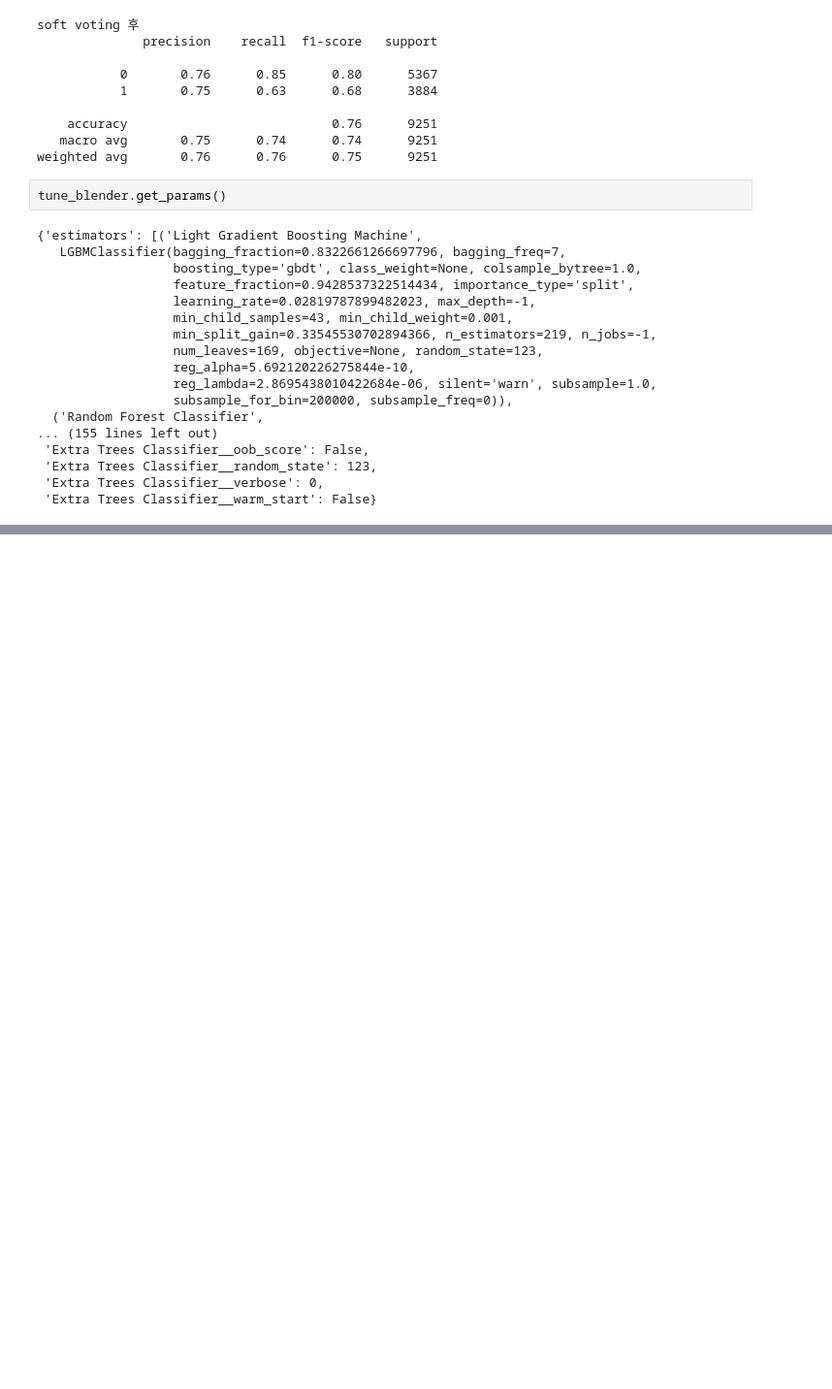
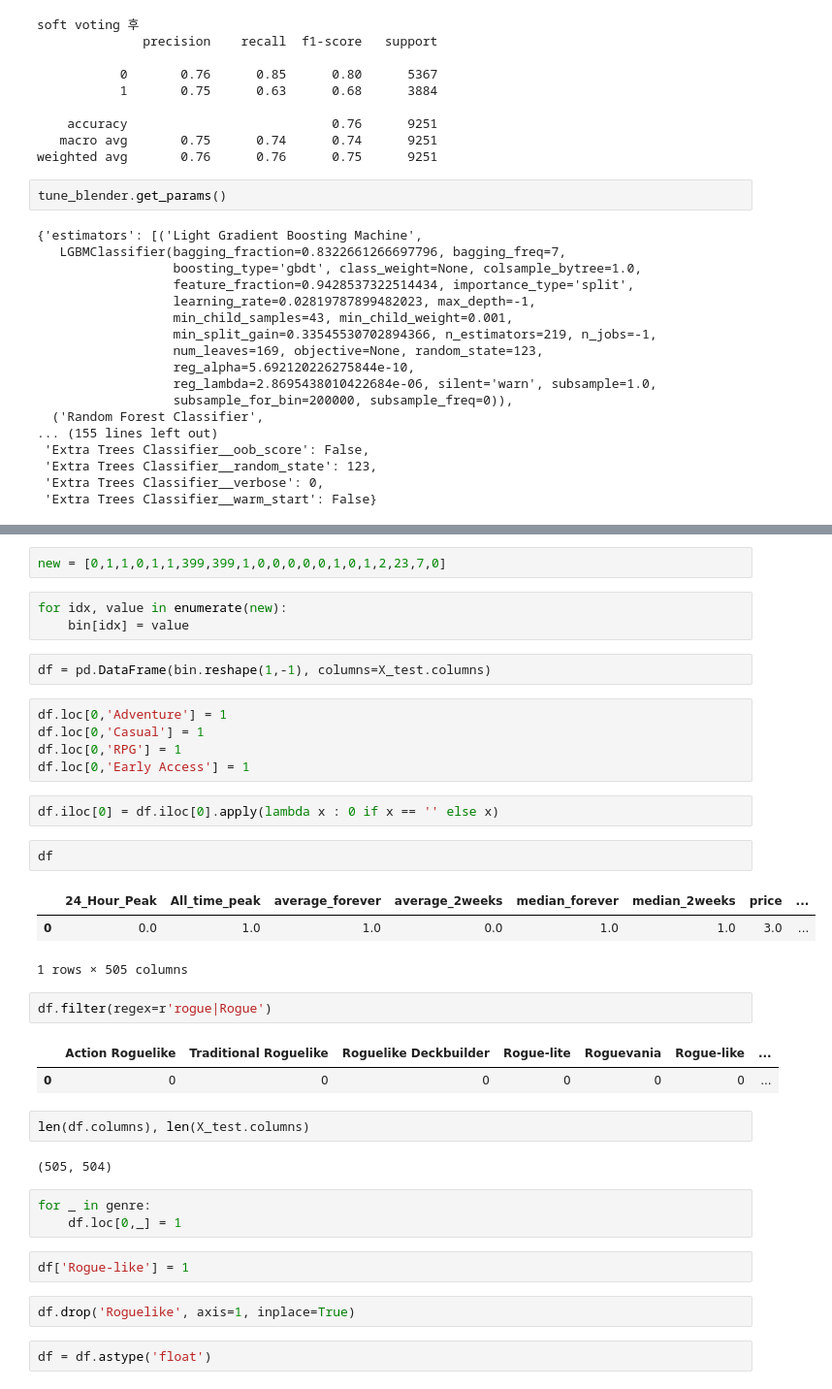
Before and after one commit to trevormoon/ASAC_ml_project, a Jupyter notebook: web_crawling/CGW/modeling/code/tagonehot/pycaret/lightgbm_ft_oh_tagoh_pycare_releasedate.ipynb, the cells around one changed output, grey strips where cells are left out. Shown: that part at 97% size. Drawn from its saved outputs; the diff is of its cells as text; blank space fills up the shorter version.

```diff
--- a/web_crawling/CGW/modeling/code/tagonehot/pycaret/lightgbm_ft_oh_tagoh_pycare_releasedate.ipynb
+++ b/web_crawling/CGW/modeling/code/tagonehot/pycaret/lightgbm_ft_oh_tagoh_pycare_releasedate.ipynb
@@ -1039,0 +1078,38 @@ AttributeError: 'VotingClassifier' object has no attribute 'feature_importances_
+# %%
+new = [0,1,1,0,1,1,399,399,1,0,0,0,0,0,1,0,1,2,23,7,0]
+# %%
+for idx, value in enumerate(new):
+    bin[idx] = value
+# %%
+df = pd.DataFrame(bin.reshape(1,-1), columns=X_test.columns)
+# %%
+df.loc[0,'Adventure'] = 1
+df.loc[0,'Casual'] = 1
+df.loc[0,'RPG'] = 1
+df.loc[0,'Early Access'] = 1
+# %%
+df.iloc[0] = df.iloc[0].apply(lambda x : 0 if x == '' else x)
+# %%
+df
+# %% [output]
+|  | 24_Hour_Peak | All_time_peak | average_forever | average_2weeks | median_forever | median_2weeks | price | ... |
+| 0 | 0.0 | 1.0 | 1.0 | 0.0 | 1.0 | 1.0 | 3.0 | ... |
+1 rows × 505 columns
+# %%
+df.filter(regex=r'rogue|Rogue')
+# %% [output]
+|  | Action Roguelike | Traditional Roguelike | Roguelike Deckbuilder | Rogue-lite | Roguevania | Rogue-like | ... |
+| 0 | 0 | 0 | 0 | 0 | 0 | 0 | ... |
+# %%
+len(df.columns), len(X_test.columns)
+# %% [output]
+(505, 504)
+# %%
+for _ in genre:
+    df.loc[0,_] = 1
+# %%
+df['Rogue-like'] = 1
+# %%
+df.drop('Roguelike', axis=1, inplace=True)
+# %%
+df = df.astype('float')
```
Also changed, not shown: parts of 32 cells of this notebook, 1 other file.
